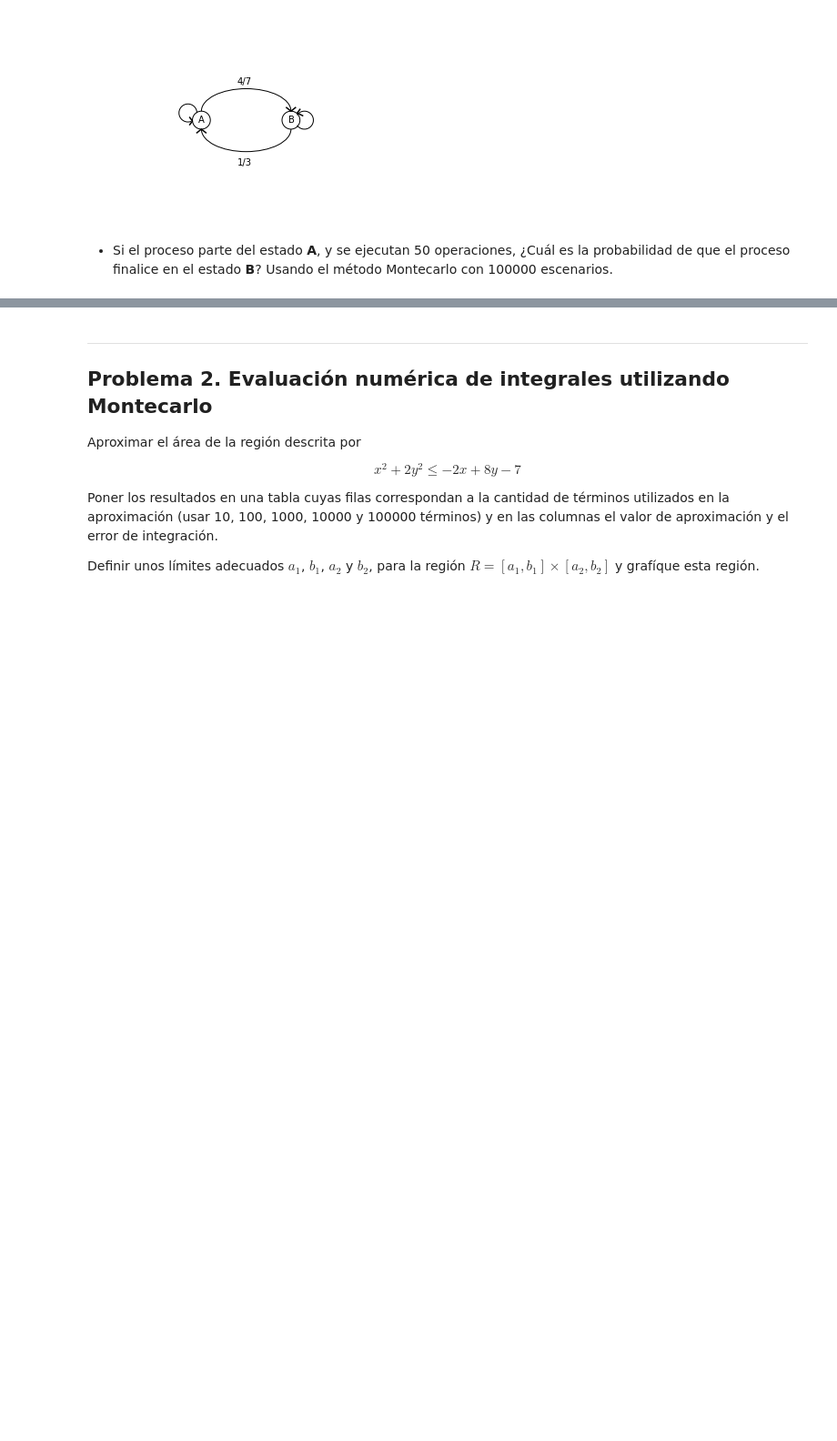
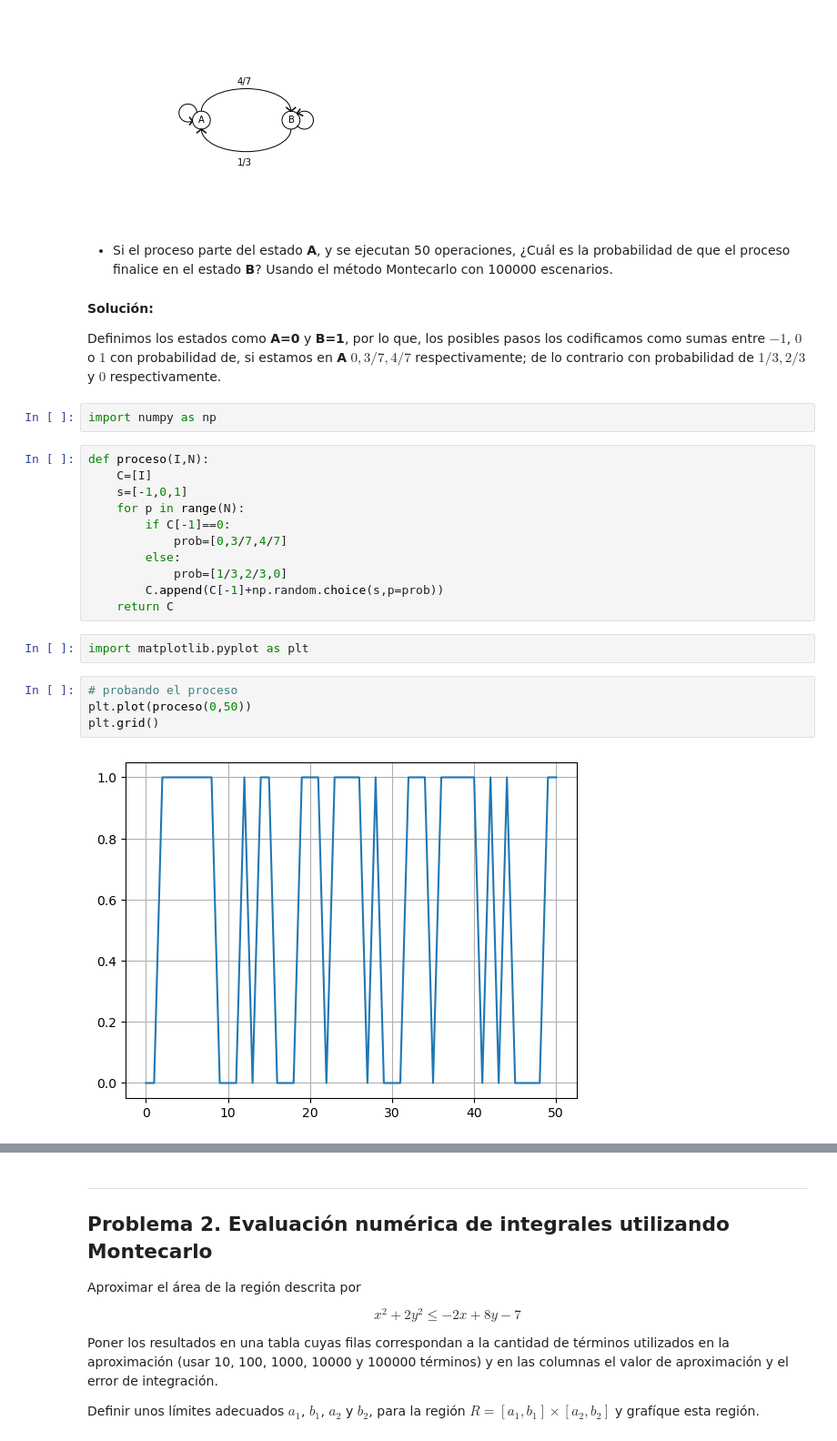
Before and after one commit to StefanyPano/SimMat_O2022, a Jupyter notebook: Montecarlo/Repaso.ipynb, the cells around one changed output, grey strips where cells are left out. Shown: that part at 91% size. Drawn from its saved outputs; the diff is of its cells as text; blank space fills up the shorter version.

```diff
--- a/Montecarlo/Repaso.ipynb
+++ b/Montecarlo/Repaso.ipynb
@@ -44,3 +44,28 @@ plt.show()
 [figure]
 # %% [markdown]
 * Si el proceso parte del estado **A**, y se ejecutan 50 operaciones, ¿Cuál es la probabilidad de que el proceso finalice en el estado **B**? Usando el método Montecarlo con 100000 escenarios.
+# %% [markdown]
+**Solución:**
+
+Definimos los estados como **A=0** y **B=1**, por lo que, los posibles pasos los codificamos como sumas entre $-1$, $0$ o $1$ con probabilidad de, si estamos en **A** $0,3/7,4/7$ respectivamente; de lo contrario con probabilidad de $1/3,2/3$ y $0$ respectivamente.
+# %%
+import numpy as np
+# %%
+def proceso(I,N):
+    C=[I]
+    s=[-1,0,1]
+    for p in range(N):
+        if C[-1]==0:
+            prob=[0,3/7,4/7]
+        else:
+            prob=[1/3,2/3,0]
+        C.append(C[-1]+np.random.choice(s,p=prob))
+    return C
+# %%
+import matplotlib.pyplot as plt
+# %%
+# probando el proceso
+plt.plot(proceso(0,50))
+plt.grid()
+# %% [output]
+[figure, added]
```
Also changed, not shown: parts of 26 cells of this notebook, 2 other files.
